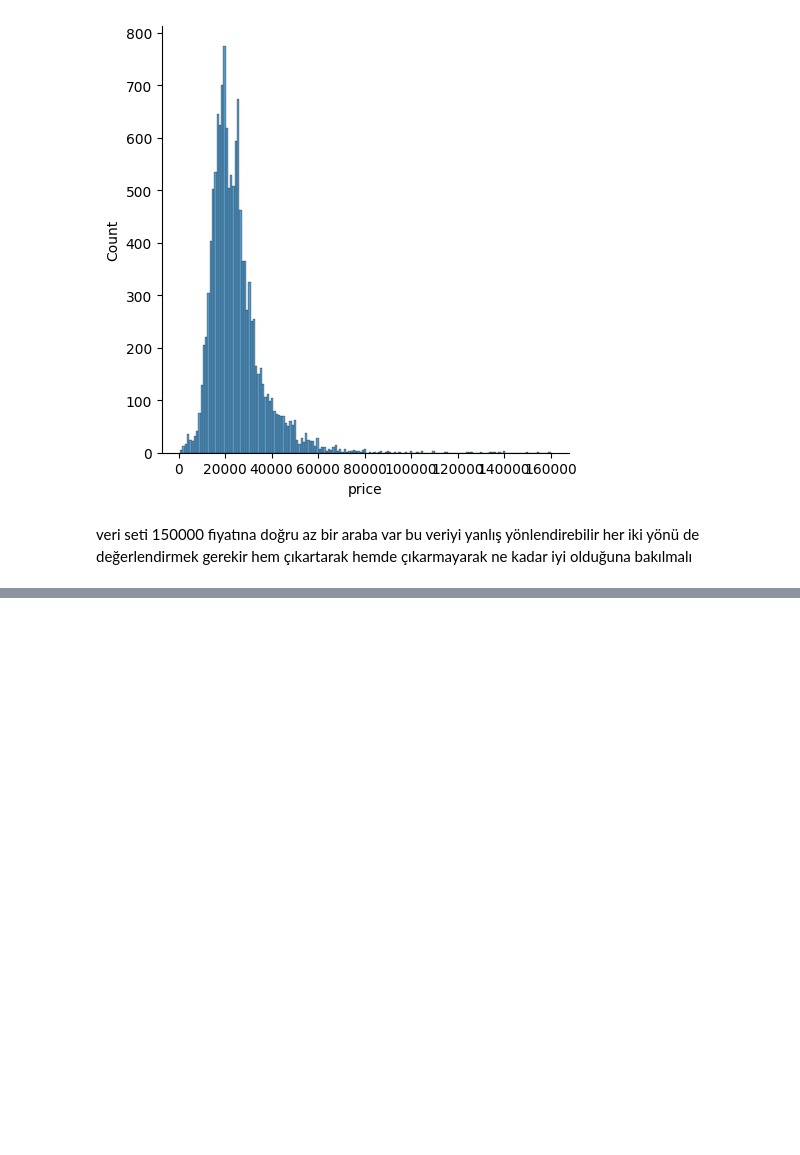
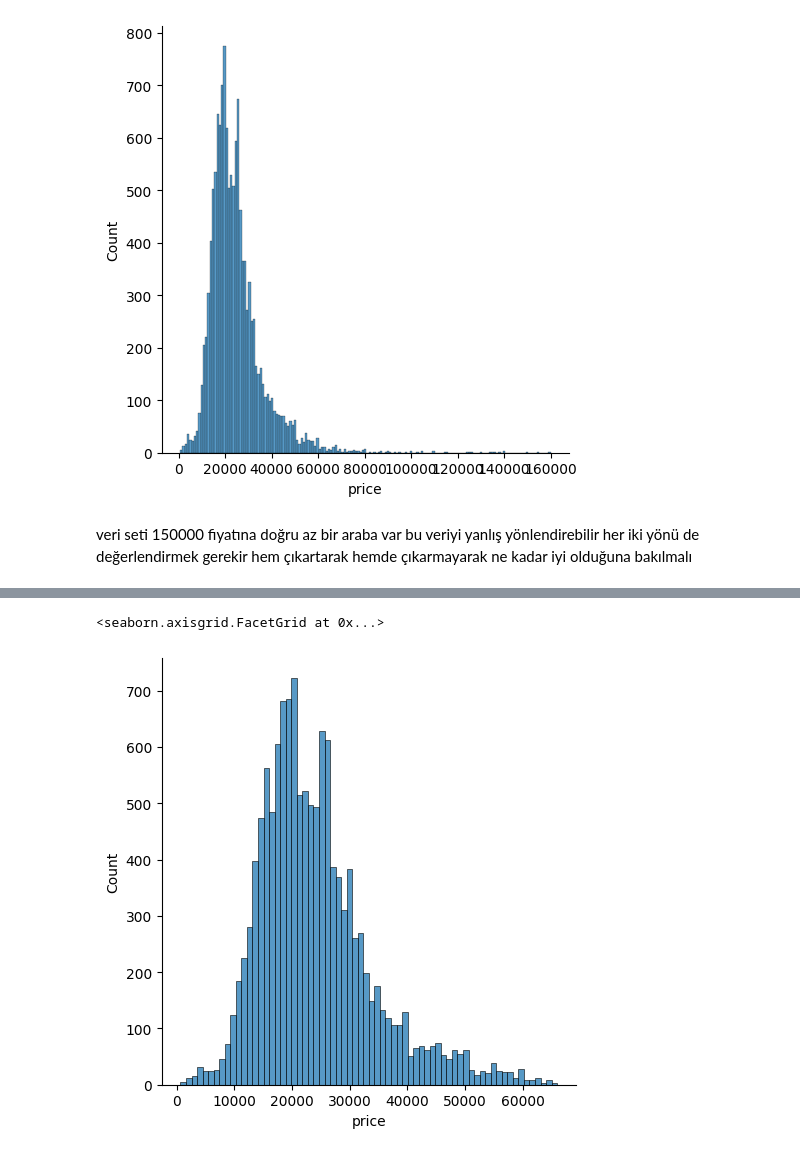
Before and after one commit to can-ozyasar/Veri-Bilimi-icin-Python-ve-tensorflow_BTK, a Jupyter notebook: Tensorflow/8.14_Araba Fiyat analizi/arabaAnalizi.ipynb, the cells around one changed output, grey strips where cells are left out. Cells and saved outputs as stored; diff of their text form; code cells hidden in the pictures; blank space fills up the shorter version.

```diff
--- a/Tensorflow/8.14_Araba Fiyat analizi/arabaAnalizi.ipynb
+++ b/Tensorflow/8.14_Araba Fiyat analizi/arabaAnalizi.ipynb
@@ -67,0 +152,3 @@ her iki yönü de değerlendirmek gerekir hem çıkartarak hemde çıkarmayarak
+# %%
+##en yüksek fiyatlı 131 tane arabayı silelim datadan
+yuzdeDoksanDokuzDf = dataFrame.sort_values("price",ascending=False).iloc[131:]  #sıraladı ve 131. en pahalıdan sonrasını aldı veriye
@@ -67,0 +167,6 @@ her iki yönü de değerlendirmek gerekir hem çıkartarak hemde çıkarmayarak
+# %%
+plt.Figure(figsize=(7,5))
+sbn.displot(yuzdeDoksanDokuzDf["price"])
+# %% [output]
+<seaborn.axisgrid.FacetGrid at 0x...>
+[figure, added]
```
Also changed, not shown: parts of 31 cells of this notebook.
